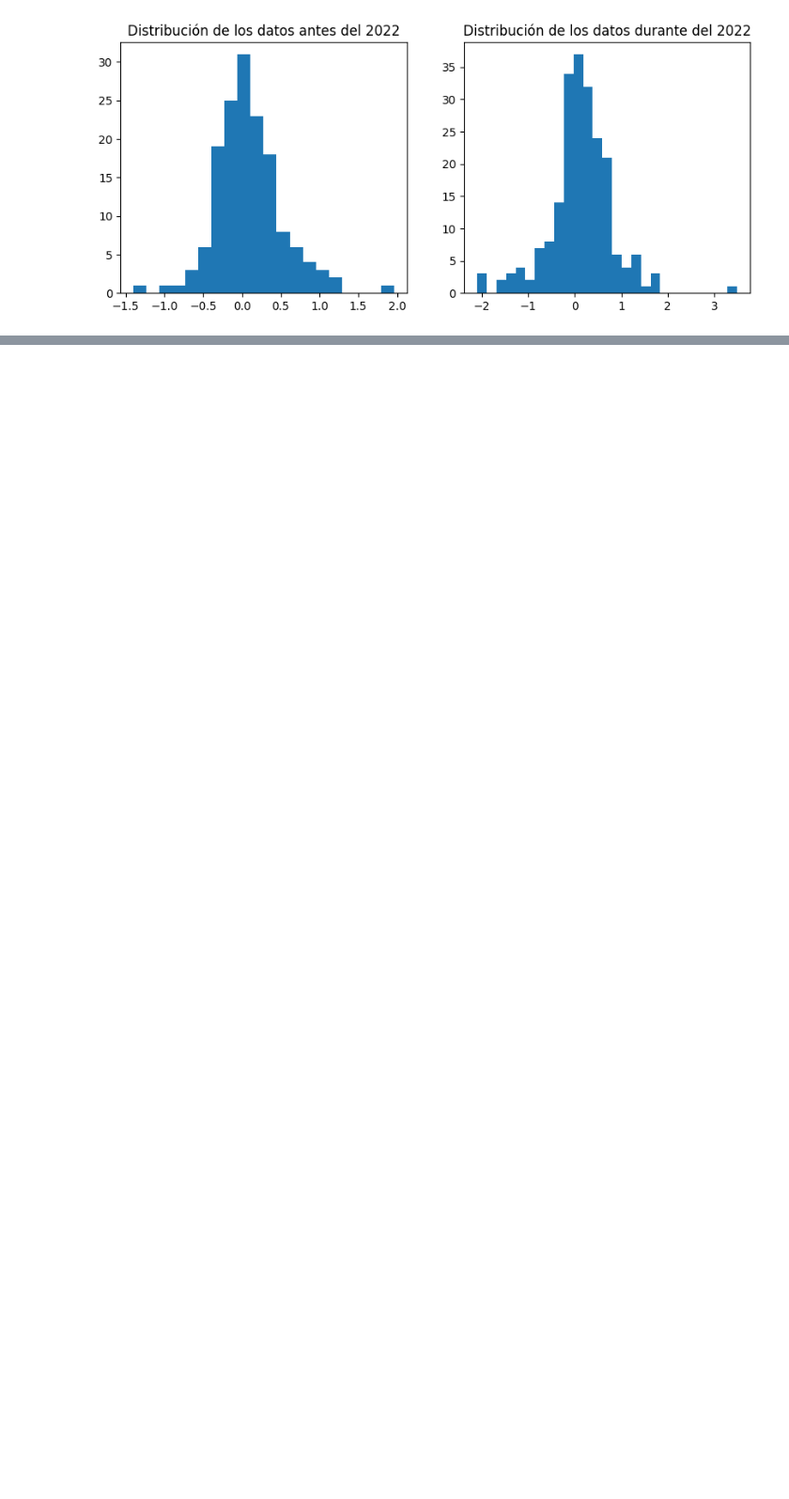
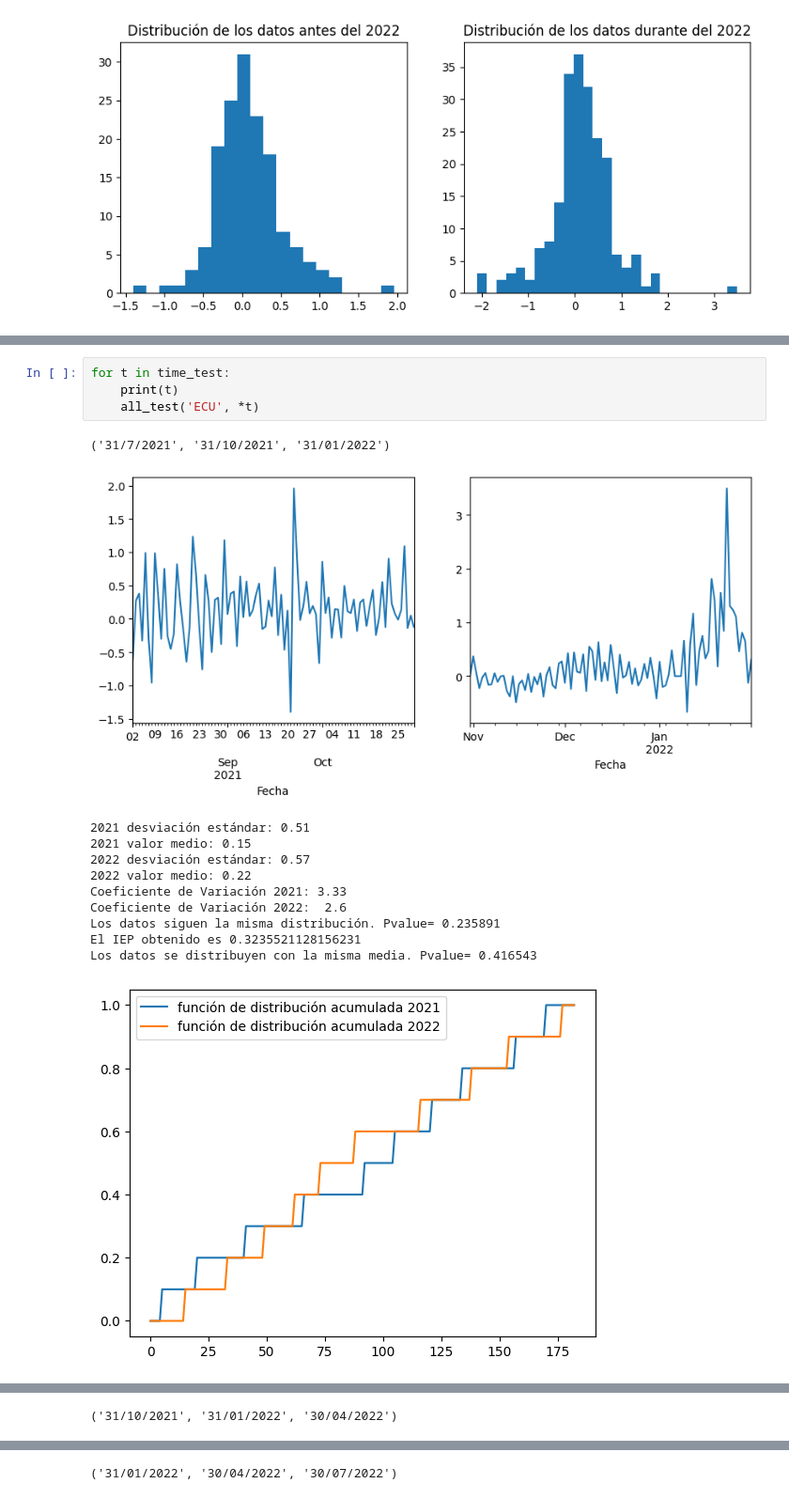
Before and after one commit to Datalis/tasa-jupyter, a Jupyter notebook: analisis.ipynb, the cells around one changed output, grey strips where cells are left out. Shown at 94% size. Saved outputs shown, nothing was run; the diff lists cells and outputs as text; blank space fills up the shorter version.

```diff
--- a/analisis.ipynb
+++ b/analisis.ipynb
@@ -621,0 +781,17 @@ Interesante, los resultados cambiaron.
+# %%
+for t in time_test:
+    print(t)
+    all_test('ECU', *t)
+# %% [output]
+('31/7/2021', '31/10/2021', '31/01/2022')
+[figure, added]
+2021 desviación estándar: 0.51
+2021 valor medio: 0.15
+2022 desviación estándar: 0.57
+2022 valor medio: 0.22
+Coeficiente de Variación 2021: 3.33
+Coeficiente de Variación 2022:  2.6
+Los datos siguen la misma distribución. Pvalue= 0.235891
+El IEP obtenido es 0.3235521128156231
+Los datos se distribuyen con la misma media. Pvalue= 0.416543
+[figure, added]
@@ -621,0 +799 @@ Interesante, los resultados cambiaron.
+('31/10/2021', '31/01/2022', '30/04/2022')
@@ -621,0 +812 @@ Interesante, los resultados cambiaron.
+('31/01/2022', '30/04/2022', '30/07/2022')
```
Also changed, not shown: parts of 12 cells of this notebook.
